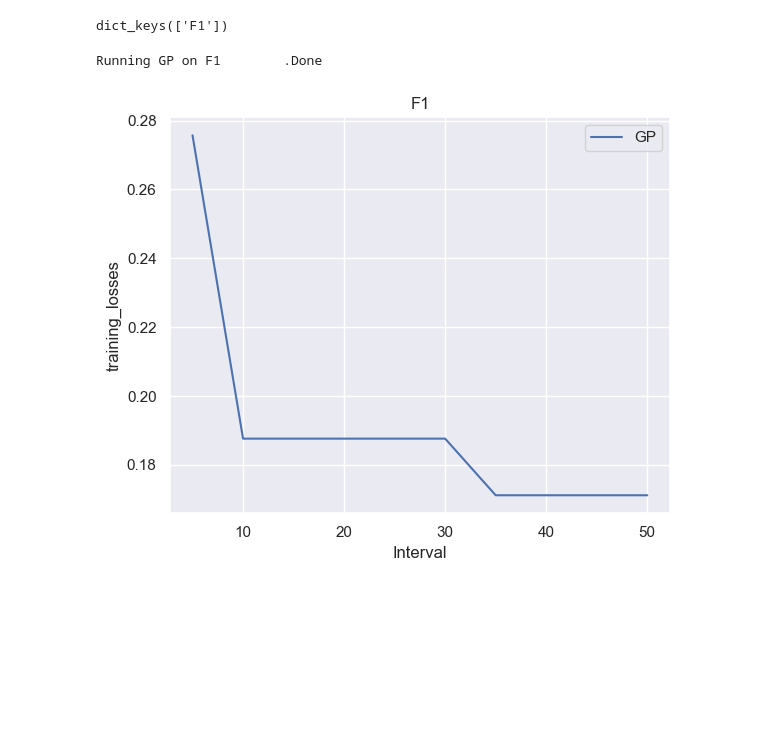
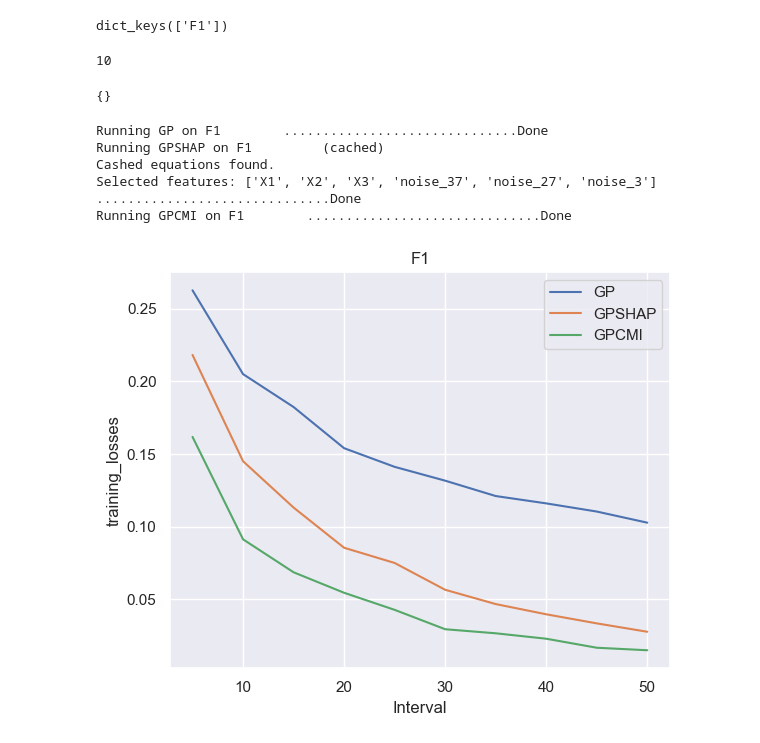
Before and after one commit to KevinHaka/Symbolic-Regression-Genetic-Programming, a Jupyter notebook: notebooks/test.ipynb, the cells around one changed output. Drawn from its saved outputs; the diff is of its cells as text; code cells hidden in the pictures; blank space fills up the shorter version.

Commit message:
succesfully tested some methods

```diff
--- a/notebooks/test.ipynb
+++ b/notebooks/test.ipynb
@@ -54,15 +79,23 @@ dict_keys(['F1'])
 # %%
-gp = GP(**basic_params)
-gpshp = GPSHAP(**basic_params)
-
-shap = SHAP()
-
-n_records = gp.n_records
+gp = GP(**gp_params)
+gpshap = GPSHAP(**gpshap_params)
+gpcmi = GPCMI(**gpcmi_params)
 
 methods = {
     "GP": gp,
-    "GPSHAP": gpshp,
+    "GPSHAP": gpshap,
+    "GPCMI": gpcmi
 }
+
+n_records = methods[list(methods.keys())[0]].n_records
+n_records
+# %% [output]
+10
+# %%
+print(gpshap._feature_cache)
+gpshap._feature_cache = {}
+# %% [output]
+{}
 # %%
 results = {}
 equations = {}
@@ -72,9 +105,14 @@ for dataset_name, dataset in datasets.items():
     results[dataset_name] = {}
     equations[dataset_name] = {}
     features[dataset_name] = {}
+    train_val_test_sets = []
 
     X = dataset["X"]
     y = dataset["y"]
+
+    for _ in range(n_runs):
+        train_val_test_set = train_val_test_split(X, y)
+        train_val_test_sets.append(train_val_test_set)
 
     for method_name, method in methods.items():
         results[dataset_name][method_name] = {
@@ -87,21 +125,32 @@ for dataset_name, dataset in datasets.items():
 
         print(f"Running {method_name} on {dataset_name:<{width}}", end="")
 
+        if (method_name == "GPSHAP"):
+            if equations[dataset_name].get('GP', False):
+                X_trains = tuple([train_val_test_set[0] for train_val_test_set in train_val_test_sets])
+                gp_equations = [eqs[-1] for eqs in equations[dataset_name]['GP']]
+                method.precompute_features_from_pretrained_models(X_trains, gp_equations)
+
+            else: method.precompute_features(X, y, **shap_params)
+
         for run in range(n_runs):
             print(".", end="")
 
-            train_val_test_set = train_val_test_split(X, y)
-
             temp_losses, temp_best_eqs, temp_features = method.run(
-                train_val_test_set
+                train_val_test_sets[run]
             )
 
             results[dataset_name][method_name]["training_losses"][run, :] = temp_losses[0]
             results[dataset_name][method_name]["validation_losses"][run, :] = temp_losses[1]
             results[dataset_name][method_name]["test_losses"][run, :] = temp_losses[2]
             equations[dataset_name][method_name].append(temp_best_eqs)
-            features[dataset_name][method_name].append(features)
+            features[dataset_name][method_name].append(temp_features)
 
         print("Done")
 # %% [output]
-Running GP on F1        .Done
+Running GP on F1        ..............................Done
+Running GPSHAP on F1         (cached)
+Cashed equations found.
+Selected features: ['X1', 'X2', 'X3', 'noise_37', 'noise_27', 'noise_3']
+..............................Done
+Running GPCMI on F1        ..............................Done
@@ -110,34 +222,34 @@ metrics = 'training_losses'
 # metrics = 'validation_losses'
 # metrics = 'test_losses'
 n_datasets = len(results)
-record_interval = basic_params['record_interval']
+# record_interval = gp_params['record_interval']
 fig, axes = plt.subplots(1, n_datasets, figsize=(6 * n_datasets, 5))
 
 if n_datasets == 1:
     axes = [axes]  # Ensure axes is always iterable
 
 for ax, (dataset_name, dataset_results) in zip(axes, results.items()):
     # Get the number of intervals from any method (they should all be the same)
     method = next(iter(dataset_results))
     length = len(dataset_results[method][metrics].mean(axis=0))
 
 
     for method in dataset_results.keys():
         ax.plot(
             range(record_interval, length * record_interval + 1, record_interval),
             np.mean(dataset_results[method][metrics], axis=0),
             # dataset_results[method][metrics],
             label=method
         )
     ax.set_title(dataset_name)
     ax.set_xlabel("Interval")
     # ax.set_yscale("log")
     ax.legend()
 
 axes[0].set_ylabel(metrics)
 plt.tight_layout()
 
 plt.show()
 # %% [output]
-[figure, old version]
+[figure, new version]
 # %%
```
Also changed, not shown: parts of 10 cells of this notebook.
